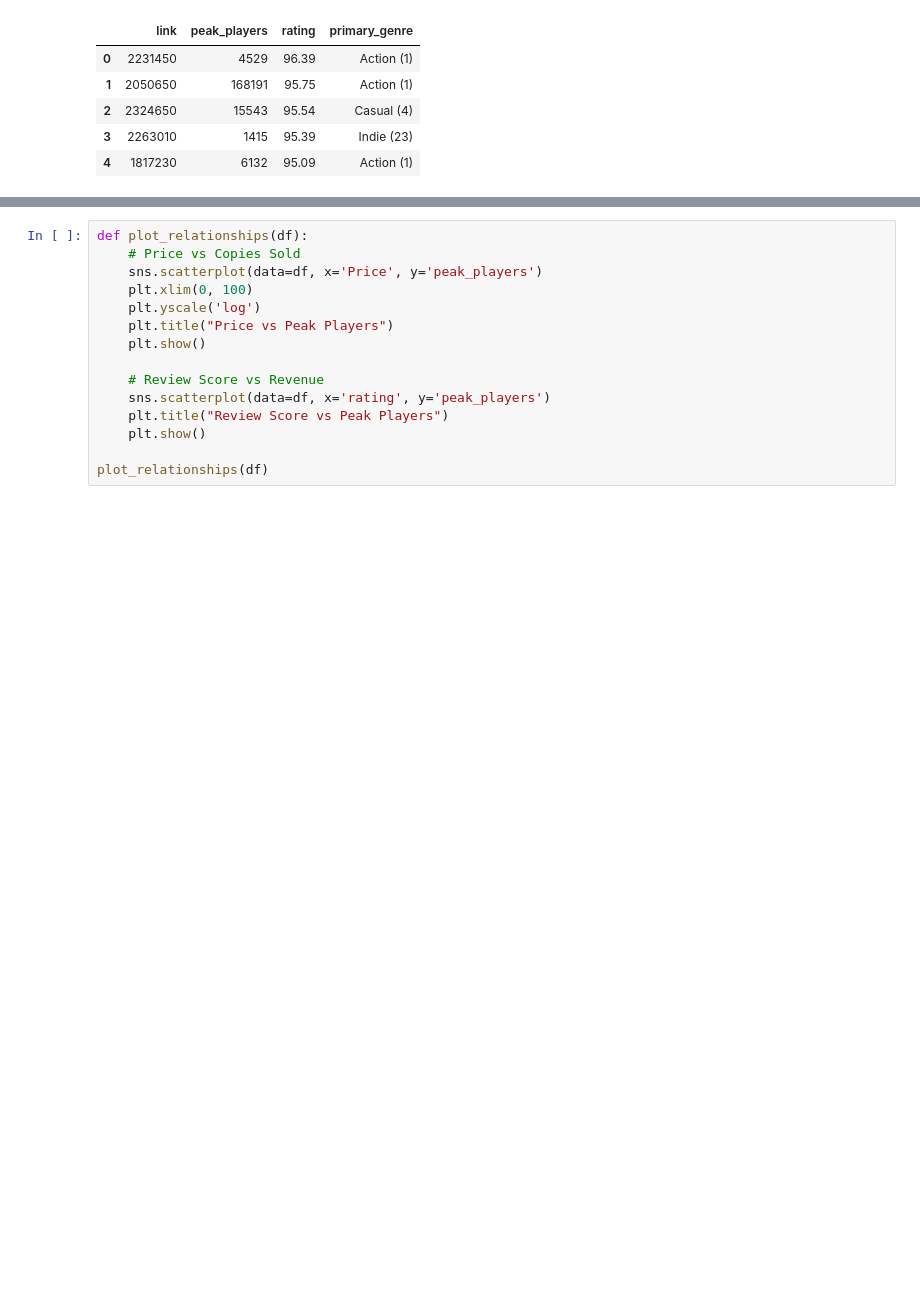
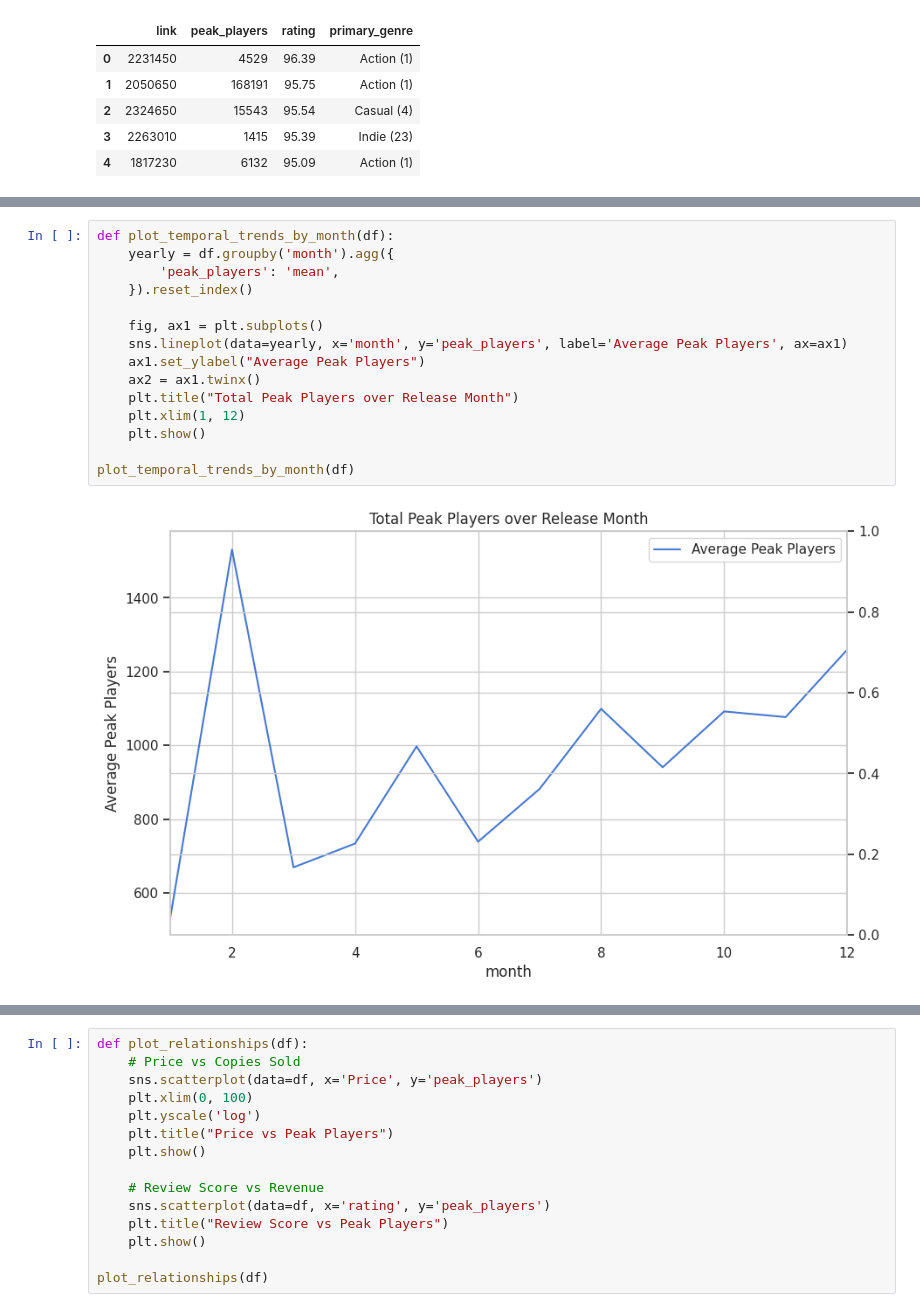
Before and after one commit to AustinBu/CS506-Project, a Jupyter notebook: 506-project.ipynb, the cells around one changed output, grey strips where cells are left out. Cells and saved outputs as stored; diff of their text form; blank space fills up the shorter version.

```diff
--- a/506-project.ipynb
+++ b/506-project.ipynb
@@ -170 +165,18 @@ use_inf_as_na option is deprecated and will be removed in a future version. Conv
 [figure]
+# %%
+def plot_temporal_trends_by_month(df):
+    yearly = df.groupby('month').agg({
+        'peak_players': 'mean',
+    }).reset_index()
+
+    fig, ax1 = plt.subplots()
+    sns.lineplot(data=yearly, x='month', y='peak_players', label='Average Peak Players', ax=ax1)
+    ax1.set_ylabel("Average Peak Players")
+    ax2 = ax1.twinx()
+    plt.title("Total Peak Players over Release Month")
+    plt.xlim(1, 12)
+    plt.show()
+
+plot_temporal_trends_by_month(df)
+# %% [output]
+[figure, added]
```
Also changed, not shown: parts of 22 cells of this notebook, 6 other files.
